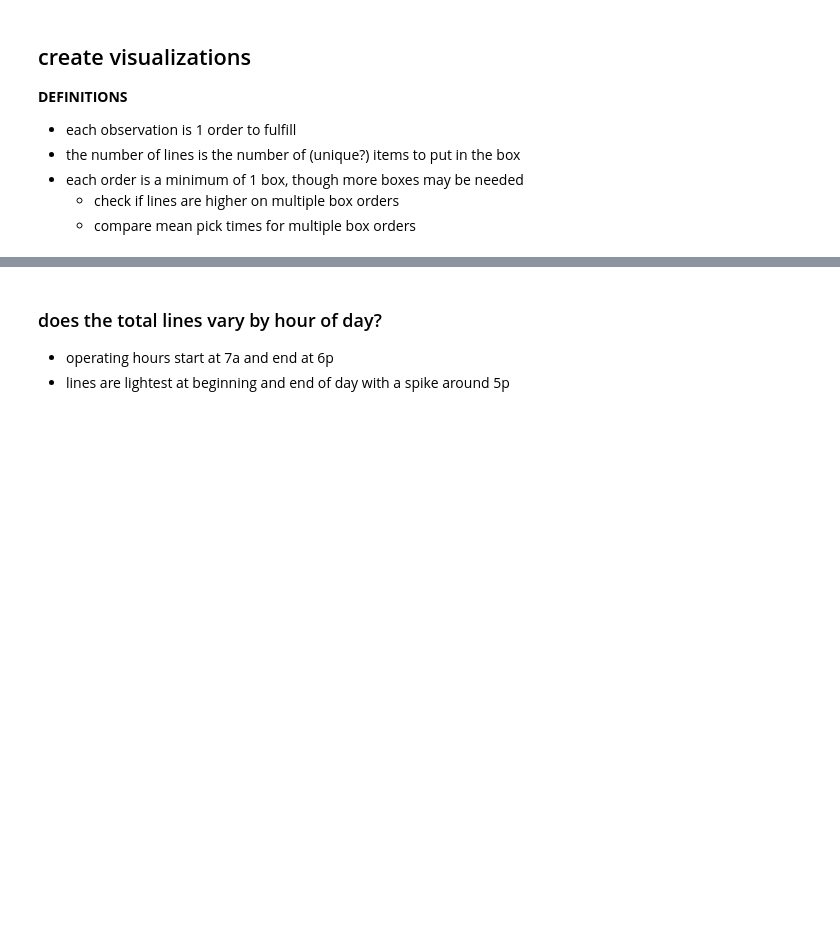
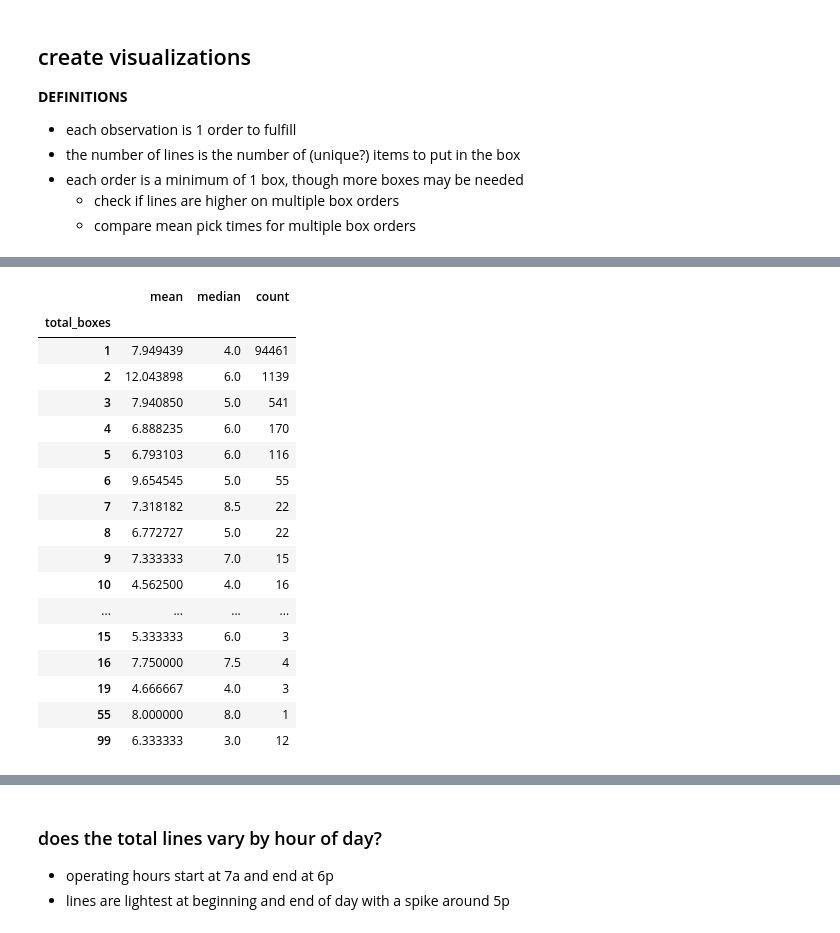
Before and after one commit to RyvynYoung/Supply_Chain, a Jupyter notebook: TS_exp_model.ipynb, the cells around one changed output, grey strips where cells are left out. Drawn from its saved outputs; the diff is of its cells as text; code cells hidden in the pictures; blank space fills up the shorter version.

```diff
--- a/TS_exp_model.ipynb
+++ b/TS_exp_model.ipynb
@@ -146,0 +156,21 @@ exp1[exp1.pick_seconds==2]
+# %%
+exp1.groupby(['total_boxes']).total_lines.agg(['mean', 'median', 'count'])
+# %% [output]
+|  | mean | median | count |
+| total_boxes |  |  |  |
+| 1 | 7.949439 | 4.0 | 94461 |
+| 2 | 12.043898 | 6.0 | 1139 |
+| 3 | 7.940850 | 5.0 | 541 |
+| 4 | 6.888235 | 6.0 | 170 |
+| 5 | 6.793103 | 6.0 | 116 |
+| 6 | 9.654545 | 5.0 | 55 |
+| 7 | 7.318182 | 8.5 | 22 |
+| 8 | 6.772727 | 5.0 | 22 |
+| 9 | 7.333333 | 7.0 | 15 |
+| 10 | 4.562500 | 4.0 | 16 |
+| ... | ... | ... | ... |
+| 15 | 5.333333 | 6.0 | 3 |
+| 16 | 7.750000 | 7.5 | 4 |
+| 19 | 4.666667 | 4.0 | 3 |
+| 55 | 8.000000 | 8.0 | 1 |
+| 99 | 6.333333 | 3.0 | 12 |
```
Also changed, not shown: parts of 18 cells of this notebook.
